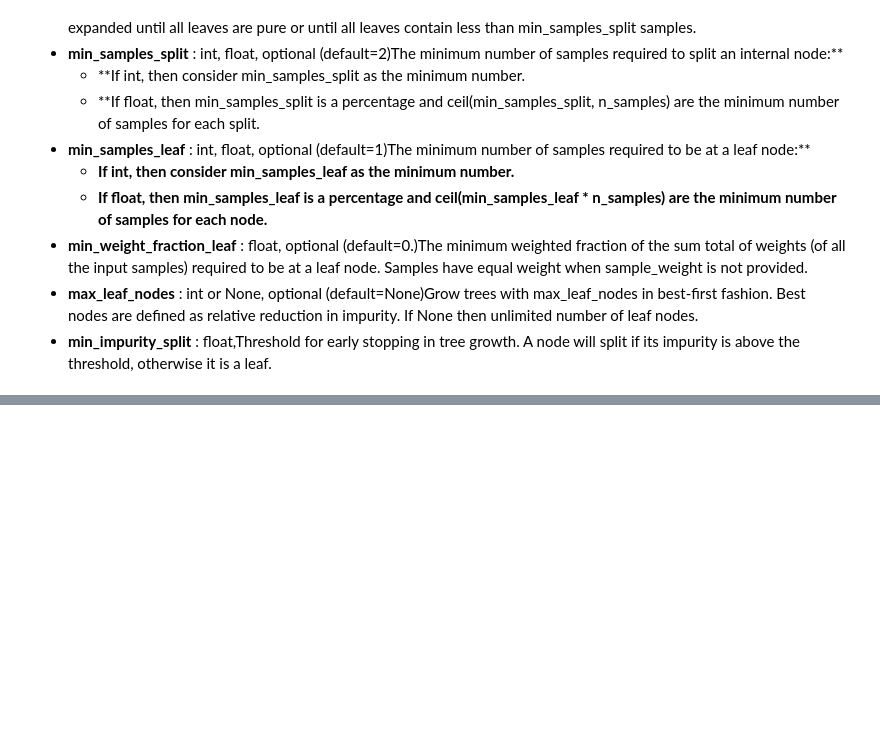
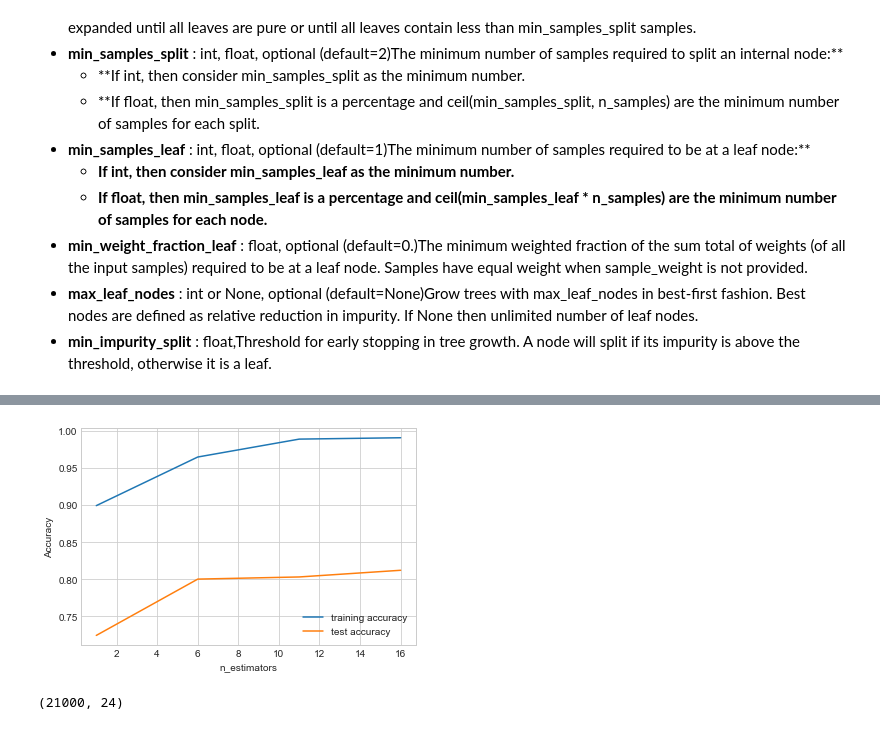
Before and after one commit to SivaLokam/RandomForests, a Jupyter notebook: Random_Forests+Predict+Customer_Default.ipynb, the cells around one changed output, grey strips where cells are left out. Cells and saved outputs as stored; diff of their text form; code cells hidden in the pictures; blank space fills up the shorter version.

```diff
--- a/Random_Forests+Predict+Customer_Default.ipynb
+++ b/Random_Forests+Predict+Customer_Default.ipynb
@@ -289,0 +315,11 @@ The following hyperparameters are present in a random forest classifier. Note th
+# %%
+# specify number of folds for k-fold CV
+n_folds = 5
+
+parameters = {'n_estimators': range(1,20,5)}
+
+# instantiate the model
+clf = RandomForestClassifier()
+
+rf = GridSearchCV(clf,parameters,cv = n_folds,scoring="accuracy")
+rf.fit(X_train,y_train)
@@ -289,0 +339,4 @@ The following hyperparameters are present in a random forest classifier. Note th
+# %%
+# scores of GridSearch CV
+scores = rf.cv_results_
+pd.DataFrame(scores).head()
@@ -289,0 +350,19 @@ The following hyperparameters are present in a random forest classifier. Note th
+# %%
+# plotting accuracies with n_estimators
+plt.figure()
+plt.plot(scores["param_n_estimators"],
+         scores["mean_train_score"],
+         label="training accuracy")
+plt.plot(scores["param_n_estimators"],
+         scores["mean_test_score"],
+         label="test accuracy")
+plt.xlabel("n_estimators")
+plt.ylabel("Accuracy")
+plt.legend()
+plt.show()
+# %% [output]
+[figure, added]
+# %%
+X_train.shape
+# %% [output]
+(21000, 24)
```
Also changed, not shown: parts of 34 cells of this notebook.
